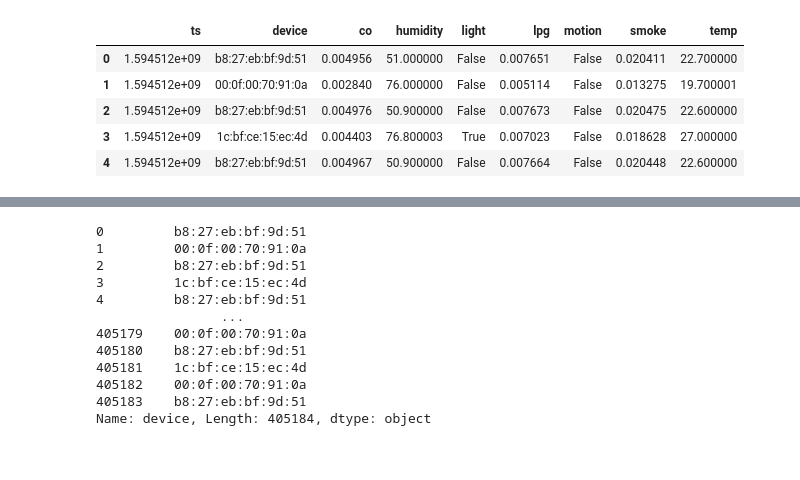
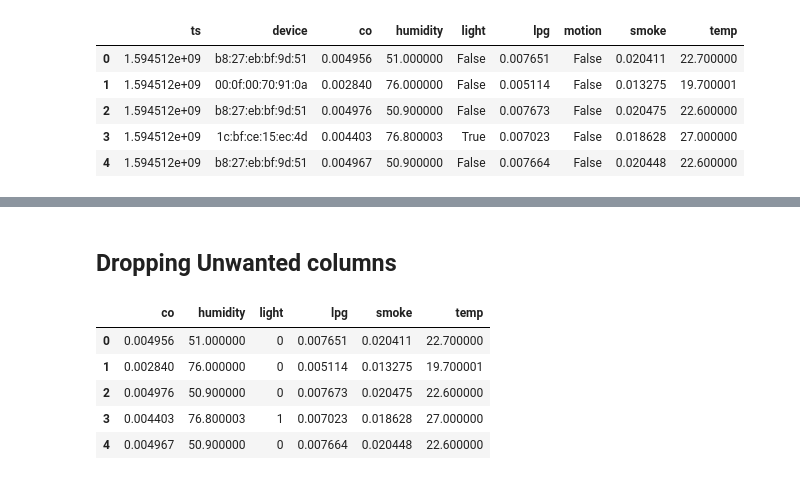
Before and after one commit to sulaimangm/SEP769_CPS_DeepLearning, a Jupyter notebook: SEP769_Classification.ipynb, the cells around one changed output, grey strips where cells are left out. Saved outputs shown, nothing was run; the diff lists cells and outputs as text; code cells hidden in the pictures.

```diff
--- a/SEP769_Classification.ipynb
+++ b/SEP769_Classification.ipynb
@@ -57,17 +78,13 @@ deviceEnc.index = df.index
+# %% [markdown]
+## Dropping Unwanted columns
 # %%
-classes = df['device']
-df.drop(columns=['device'],inplace=True)
-classes
+classes = encoded_df['device']
+cleaned_df = encoded_df.drop(columns=['ts', 'motion', 'device'])
+cleaned_df.head()
 # %% [output]
-0         b8:27:eb:bf:9d:51
-1         00:0f:00:70:91:0a
-2         b8:27:eb:bf:9d:51
-3         1c:bf:ce:15:ec:4d
-4         b8:27:eb:bf:9d:51
-                ...
-405179    00:0f:00:70:91:0a
-405180    b8:27:eb:bf:9d:51
-405181    1c:bf:ce:15:ec:4d
-405182    00:0f:00:70:91:0a
-405183    b8:27:eb:bf:9d:51
-Name: device, Length: 405184, dtype: object
+|  | co | humidity | light | lpg | smoke | temp |
+| 0 | 0.004956 | 51.000000 | 0 | 0.007651 | 0.020411 | 22.700000 |
+| 1 | 0.002840 | 76.000000 | 0 | 0.005114 | 0.013275 | 19.700001 |
+| 2 | 0.004976 | 50.900000 | 0 | 0.007673 | 0.020475 | 22.600000 |
+| 3 | 0.004403 | 76.800003 | 1 | 0.007023 | 0.018628 | 27.000000 |
+| 4 | 0.004967 | 50.900000 | 0 | 0.007664 | 0.020448 | 22.600000 |
```
Also changed, not shown: parts of 32 cells of this notebook.
